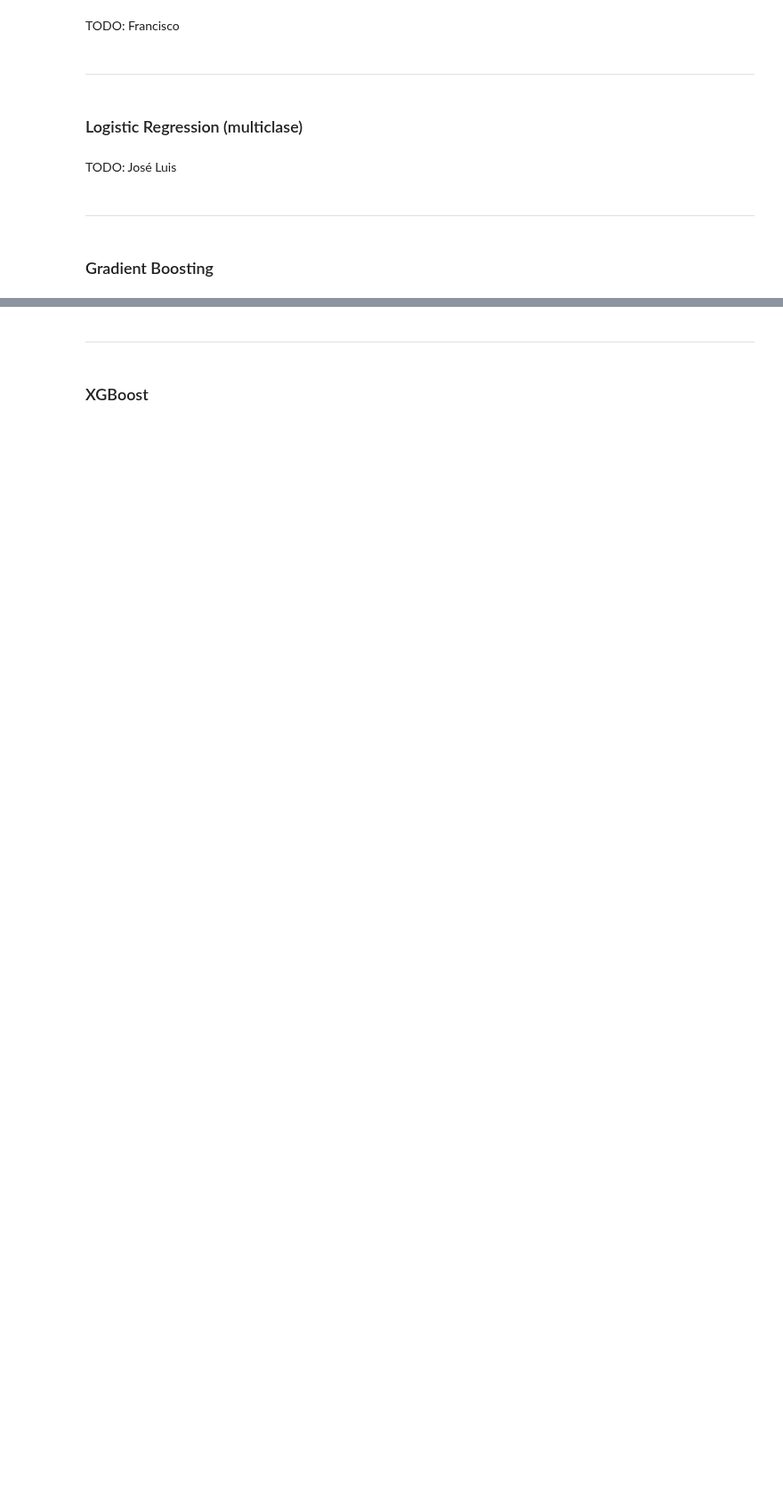
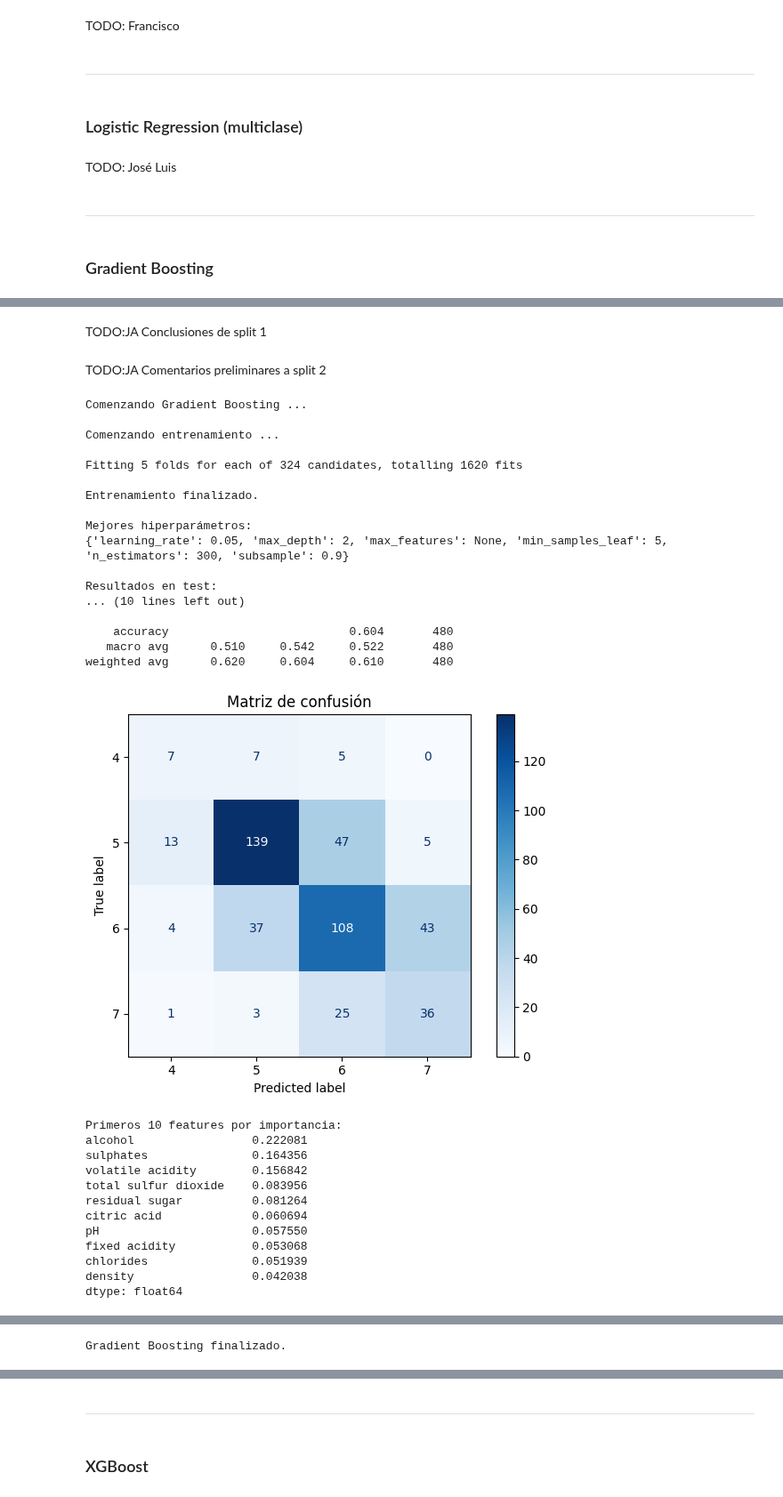
Before and after one commit to joseaviani/CEIA-AMq-TP, a Jupyter notebook: src/AMq-TP-Co20.ipynb, the cells around one changed output, grey strips where cells are left out. Shown at 89% size. Cells and saved outputs as stored; diff of their text form; code cells hidden in the pictures; blank space fills up the shorter version.

```diff
--- a/src/AMq-TP-Co20.ipynb
+++ b/src/AMq-TP-Co20.ipynb
@@ -319,0 +432,40 @@ if EJECUTAR_GRADIENT_BOOSTING:
+# %% [markdown]
+TODO:JA Conclusiones de split 1
+# %% [markdown]
+TODO:JA Comentarios preliminares a split 2
+# %%
+if EJECUTAR_GRADIENT_BOOSTING:
+  importlib.reload(gbm)
+  gradient_boosting_model = gbm.GradientBoostingModel(X2_train.copy(), X2_test.copy(), y2_train.copy(), y2_test.copy(), classes2.copy(), class_weights2.copy())
+  gradient_boosting_model.procesar()
+# %% [output]
+Comenzando Gradient Boosting ...
+
+Comenzando entrenamiento ...
+
+Fitting 5 folds for each of 324 candidates, totalling 1620 fits
+
+Entrenamiento finalizado.
+
+Mejores hiperparámetros:
+{'learning_rate': 0.05, 'max_depth': 2, 'max_features': None, 'min_samples_leaf': 5, 'n_estimators': 300, 'subsample': 0.9}
+
+Resultados en test:
+... (10 lines left out)
+
+    accuracy                          0.604       480
+   macro avg      0.510     0.542     0.522       480
+weighted avg      0.620     0.604     0.610       480
+[figure, added]
+Primeros 10 features por importancia:
+alcohol                 0.222081
+sulphates               0.164356
+volatile acidity        0.156842
+total sulfur dioxide    0.083956
+residual sugar          0.081264
+citric acid             0.060694
+pH                      0.057550
+fixed acidity           0.053068
+chlorides               0.051939
+density                 0.042038
+dtype: float64
@@ -319,0 +473 @@ if EJECUTAR_GRADIENT_BOOSTING:
+Gradient Boosting finalizado.
```
Also changed, not shown: parts of 30 cells of this notebook.
